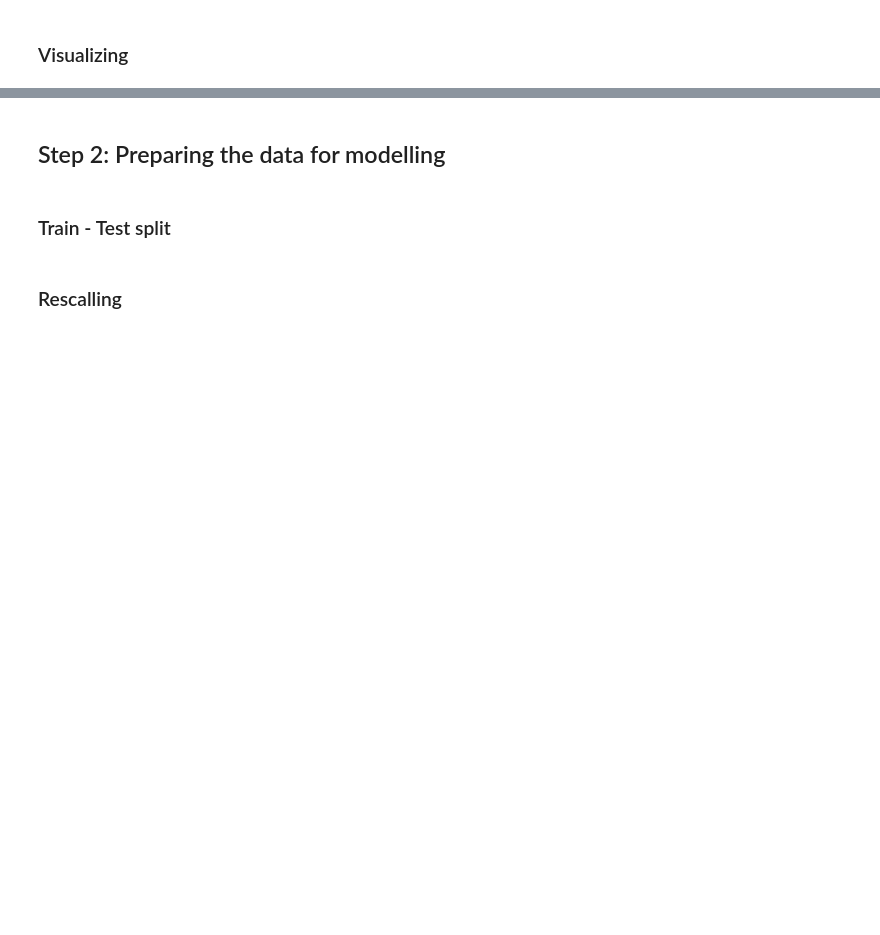
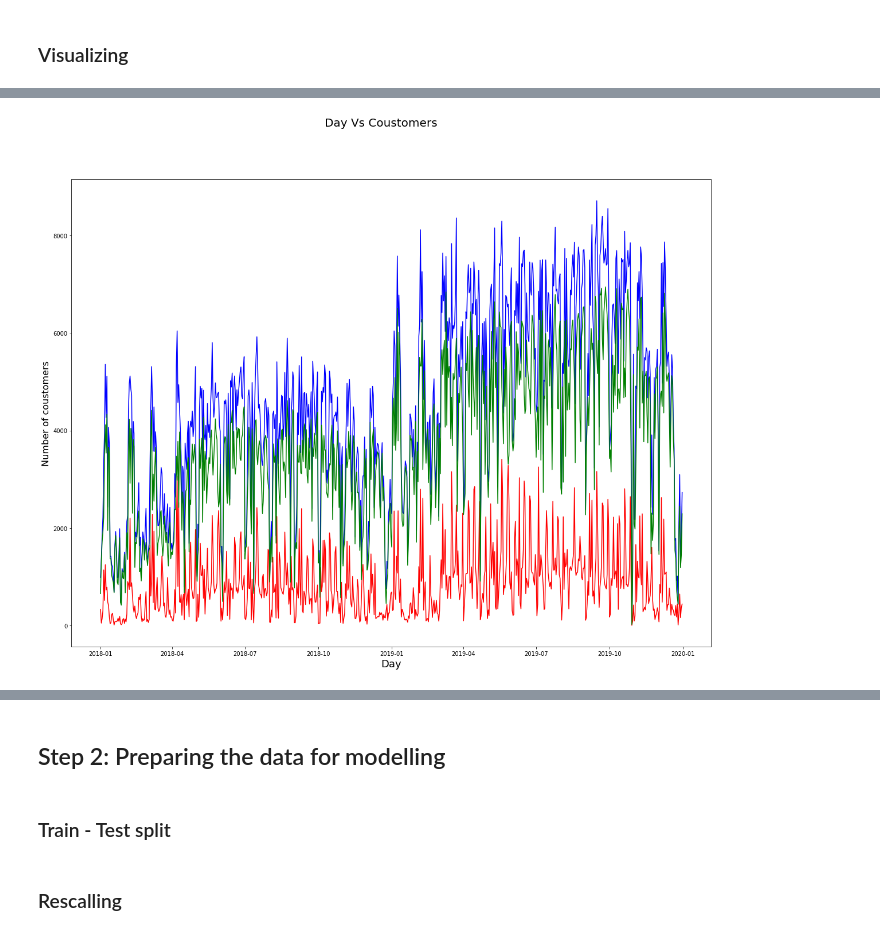
Before and after one commit to npalupunoori/BikeSharingCaseStudy, a Jupyter notebook: Naren_Reddy_Palupunoori.ipynb, the cells around one changed output, grey strips where cells are left out. Saved outputs shown, nothing was run; the diff lists cells and outputs as text; code cells hidden in the pictures; blank space fills up the shorter version.

Commit message:
Visualizing data

```diff
--- a/Naren_Reddy_Palupunoori.ipynb
+++ b/Naren_Reddy_Palupunoori.ipynb
@@ -64,2 +103,7 @@ bs.shape
 # %% [markdown]
 ### Cleaning
+# %%
+bs = bs.drop('instant', axis=1)
+# %%
+bs['dteday']= pd.to_datetime(bs['dteday'])
+bs.info()
@@ -67,0 +180,2 @@ bs.shape
+# %%
+bs = bs.sort_values(['dteday','mnth'])
@@ -67,0 +186,11 @@ bs.shape
+# %%
+fig = plt.figure(figsize=(20,15))
+plt.plot(bs.dteday,bs.cnt, color="blue")
+plt.plot(bs.dteday,bs.casual, color="red")
+plt.plot(bs.dteday,bs.registered, color="green")
+fig.suptitle('Day Vs Coustomers', fontsize=20)              # Plot heading
+plt.xlabel('Day', fontsize=18)                               # X-label
+plt.ylabel('Number of coustomers', fontsize=16)
+plt.show()
+# %% [output]
+[figure, added]
```
Also changed, not shown: parts of 18 cells of this notebook.
